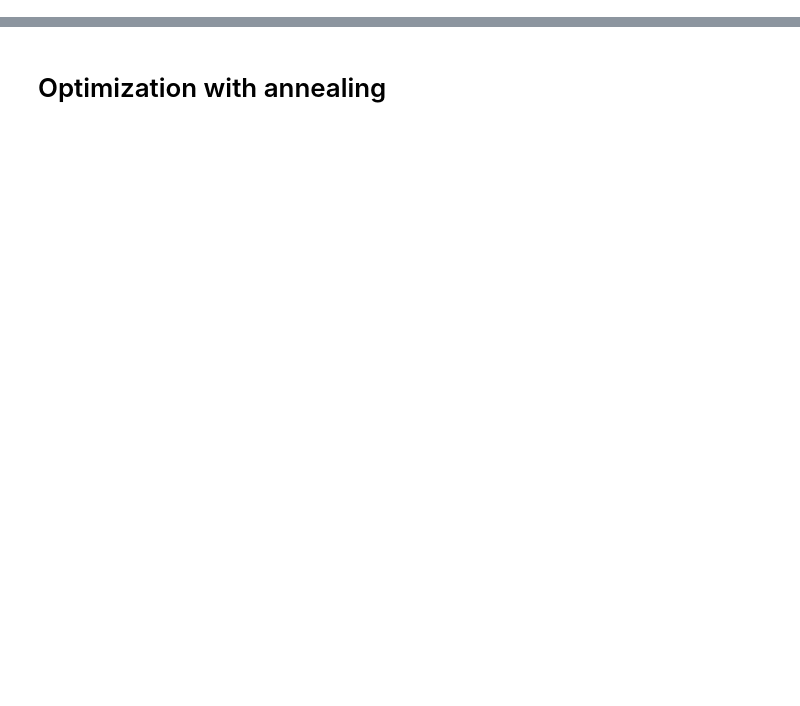
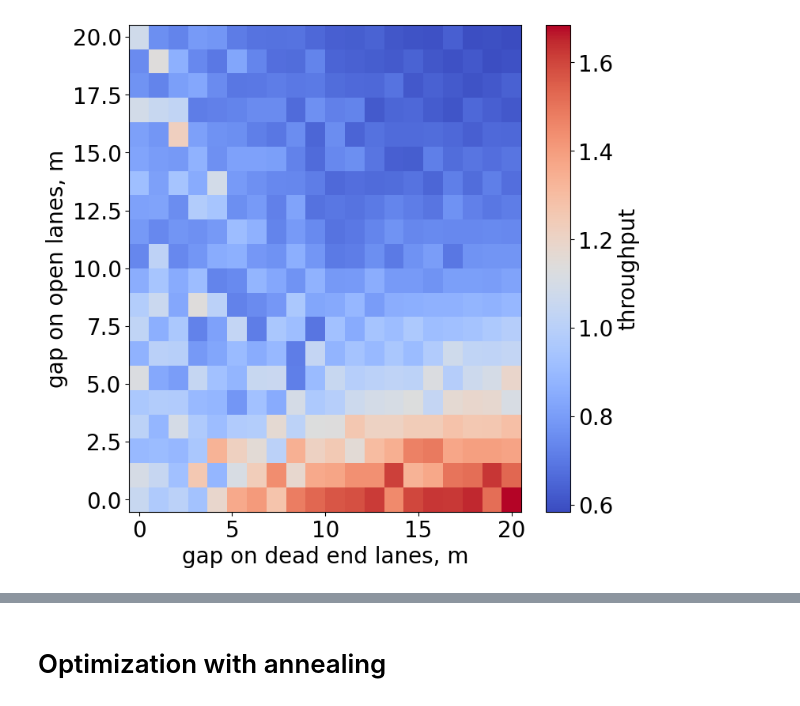
Before and after one commit to KugutAndrei/Hakashinka, a Jupyter notebook: presentation.ipynb, the cells around one changed output, grey strips where cells are left out. Drawn from its saved outputs; the diff is of its cells as text; code cells hidden in the pictures; blank space fills up the shorter version.

```diff
--- a/presentation.ipynb
+++ b/presentation.ipynb
@@ -27,0 +89,8 @@ time: 404 µs (started: 2024-04-25 18:36:52 +03:00)
+# %%
+X = np.linspace(0, 20, 20)
+Y = np.linspace(0, 20, 20)
+Z = np.zeros((X.shape[0], Y.shape[0]))
+
+for i in tqdm.tqdm(range(X.shape[0])):
+    for j in range(Y.shape[0]):
+        Z[i, j], _ = throughput(N=5000, d0=X[i], d1=X[i], d2=Y[i], d3=Y[i], default_gap=Y[i], N_ave=8)
@@ -27,0 +107,30 @@ time: 404 µs (started: 2024-04-25 18:36:52 +03:00)
+# %%
+X = np.linspace(0, 20, 20)
+Y = np.linspace(0, 20, 20)
+Z = np.zeros((X.shape[0], Y.shape[0]))
+
+for i in tqdm.tqdm(range(X.shape[0])):
+        seed_list = np.random.randint(-2**30, 2**30, Y.shape[0])
+        with concurrent.futures.ThreadPoolExecutor(max_workers=Y.shape[0]) as executor:
+            futures = [executor.submit(single_simulation, index, seed, 5000, X[i], X[i], Y[index], Y[index], Y[index])
+                       for index, seed in enumerate(seed_list)]
+            results = [future.result() for future in concurrent.futures.as_completed(futures)]
+        Z[i, :] = .(results)
+# %%
+fig, axs = plt.subplots(nrows = 1, ncols = 1,figsize = (8, 8))
+plt.rcParams['font.size'] = '20'
+xGrid, yGrid = np.meshgrid(X[:], Y)
+xlabel = 'gap on dead end lanes, m'
+ylabel = 'gap on open lanes, m'
+colorbar_label = 'throughput'
+
+cmap_set = 'coolwarm'
+cb = axs.pcolormesh(xGrid, yGrid, np.transpose(Z[:, :]), cmap = cmap_set)
+axs.set_xlabel(xlabel)
+axs.set_ylabel(ylabel)
+cb = fig.colorbar(cb, ax=axs)
+cb.set_label(colorbar_label)
+
+plt.show()
+# %% [output]
+[figure, added]
```
Also changed, not shown: parts of 19 cells of this notebook.
